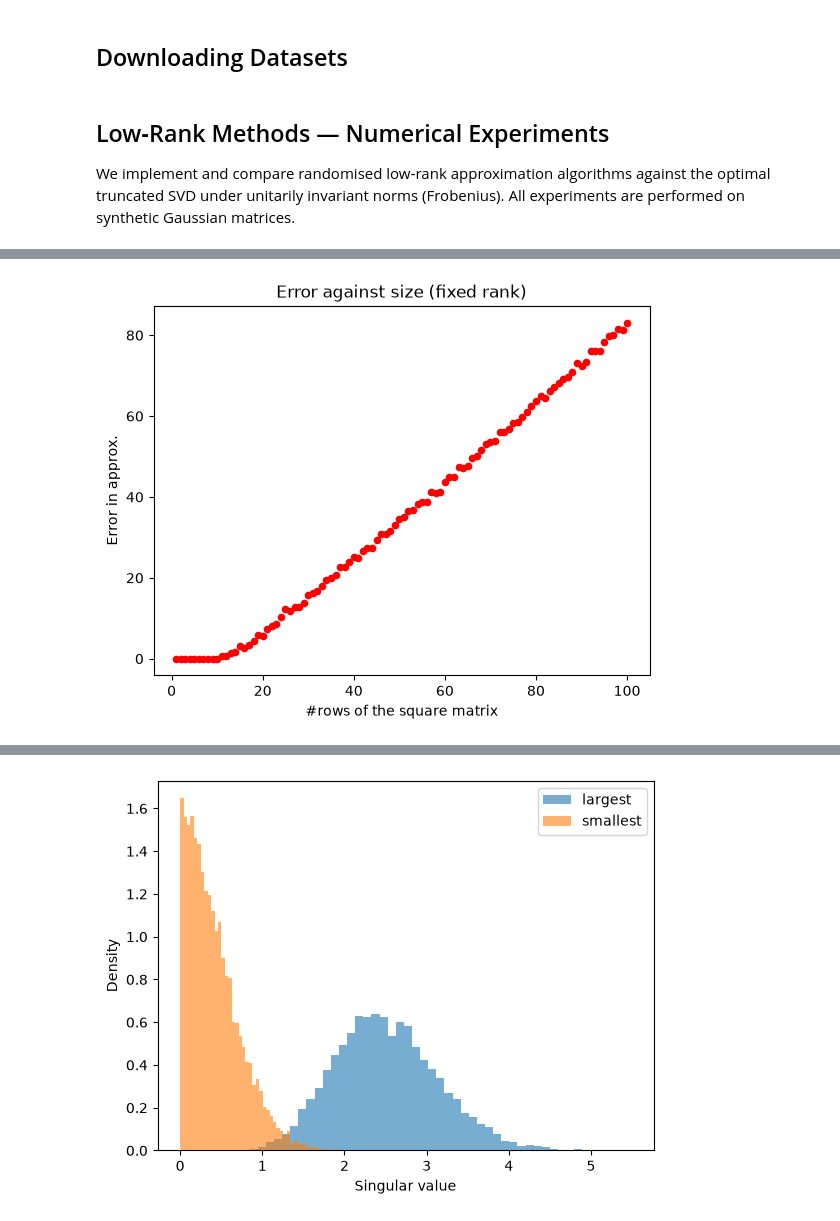
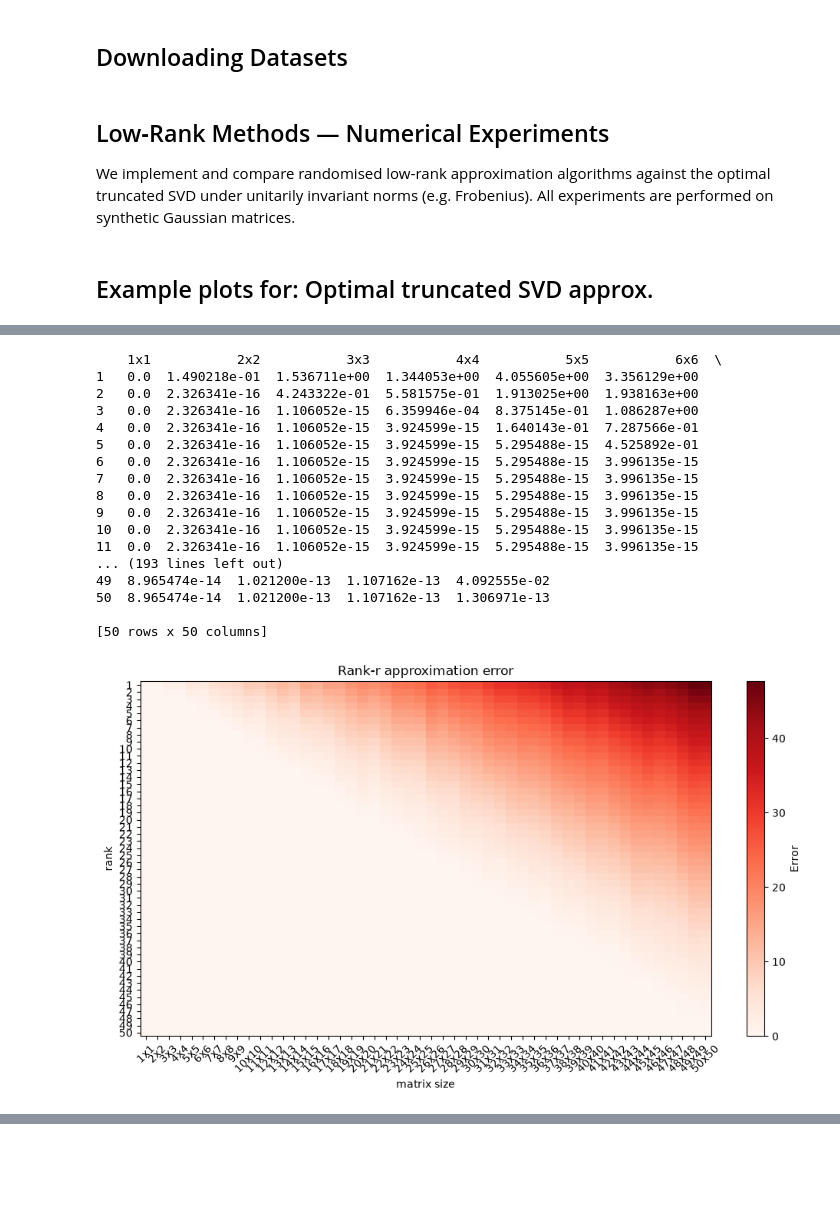
Before and after one commit to BSL-R/Low-rank-and-sparse-structured-approximations-for-large-linear-maps, a Jupyter notebook: low_rank.ipynb, the cells around one changed output, grey strips where cells are left out. Saved outputs shown, nothing was run; the diff lists cells and outputs as text; code cells hidden in the pictures; blank space fills up the shorter version.

```diff
--- a/low_rank.ipynb
+++ b/low_rank.ipynb
@@ -52,7 +52,7 @@ cifar = datasets.CIFAR10(root="./data", train=True, download=True, transform=tra
 # %% [markdown]
 ## Low‑Rank Methods — Numerical Experiments
 
-We implement and compare randomised low‑rank approximation algorithms against the optimal truncated SVD under unitarily invariant norms (Frobenius). All experiments are performed on synthetic Gaussian matrices.
+We implement and compare randomised low‑rank approximation algorithms against the optimal truncated SVD under unitarily invariant norms (e.g. Frobenius). All experiments are performed on synthetic Gaussian matrices.
 # %%
 VARIANCE_FORMULAS = {
     np.random.normal: lambda loc, scale: scale**2,
@@ -556,3 +595,5 @@ def svd_random(A, r, q):
+# %% [markdown]
+## Example plots for: Optimal truncated SVD approx.
 # %%
 A = random_matrix((3,4), np.random.normal, {'loc':0, 'scale':1})
 
@@ -560,15 +601,11 @@ svd_free_rank_perturbation_plot(A, 1, 1500, 'fro', svd_optimal, {})
 svd_free_rank_perturbation_plot(A, 2, 1500, 'fro', svd_optimal, {})
 svd_free_rank_perturbation_plot(A, 3, 1500, 'fro', svd_optimal, {})
 
-error_ranksize_plot(10, 100, 'fro', svd_optimal, {}, np.random.normal, {'loc':0, 'scale':1})
+
+error_ranksize_table(50, 50, 'fro', svd_optimal, {}, np.random.normal, {'loc':0, 'scale':1})
+
 error_ranksize_plot(200, 200, 'fro', svd_optimal, {}, np.random.normal, {'loc':0, 'scale':1})
-
-svd_singularvalues_gaussianmatrix(3, 3, 10000)
 
 svd_fixed_rank_perturbation_plot(A, 1, 'fro', 1500, svd_optimal, {}, )
 svd_fixed_rank_perturbation_plot(A, 2, 'fro', 1500, svd_optimal, {}, )
-svd_fixed_rank_perturbation_plot(A, 3, 'fro', 1500, svd_optimal, {}, )
-svd_fixed_rank_perturbation_plot(A, 1, 'fro', 1500, svd_optimal, {}, True)
-svd_fixed_rank_perturbation_plot(A, 2, 'fro', 1500, svd_optimal, {}, True)
-svd_fixed_rank_perturbation_plot(A, 3, 'fro', 1500, svd_optimal, {}, True)
 # %% [output]
@@ -578 +615,18 @@ svd_fixed_rank_perturbation_plot(A, 3, 'fro', 1500, svd_optimal, {}, True)
+    1x1           2x2           3x3           4x4           5x5           6x6  \
+1   0.0  1.490218e-01  1.536711e+00  1.344053e+00  4.055605e+00  3.356129e+00
+2   0.0  2.326341e-16  4.243322e-01  5.581575e-01  1.913025e+00  1.938163e+00
+3   0.0  2.326341e-16  1.106052e-15  6.359946e-04  8.375145e-01  1.086287e+00
+4   0.0  2.326341e-16  1.106052e-15  3.924599e-15  1.640143e-01  7.287566e-01
+5   0.0  2.326341e-16  1.106052e-15  3.924599e-15  5.295488e-15  4.525892e-01
+6   0.0  2.326341e-16  1.106052e-15  3.924599e-15  5.295488e-15  3.996135e-15
+7   0.0  2.326341e-16  1.106052e-15  3.924599e-15  5.295488e-15  3.996135e-15
+8   0.0  2.326341e-16  1.106052e-15  3.924599e-15  5.295488e-15  3.996135e-15
+9   0.0  2.326341e-16  1.106052e-15  3.924599e-15  5.295488e-15  3.996135e-15
+10  0.0  2.326341e-16  1.106052e-15  3.924599e-15  5.295488e-15  3.996135e-15
+11  0.0  2.326341e-16  1.106052e-15  3.924599e-15  5.295488e-15  3.996135e-15
+... (193 lines left out)
+49  8.965474e-14  1.021200e-13  1.107162e-13  4.092555e-02
+50  8.965474e-14  1.021200e-13  1.107162e-13  1.306971e-13
+
+[50 rows x 50 columns]
-[figure, old version]
+[figure, new version]
@@ -582 +635,0 @@ svd_fixed_rank_perturbation_plot(A, 3, 'fro', 1500, svd_optimal, {}, True)
-[figure, removed]
```
Also changed, not shown: parts of 15 cells of this notebook, 1 other file.
